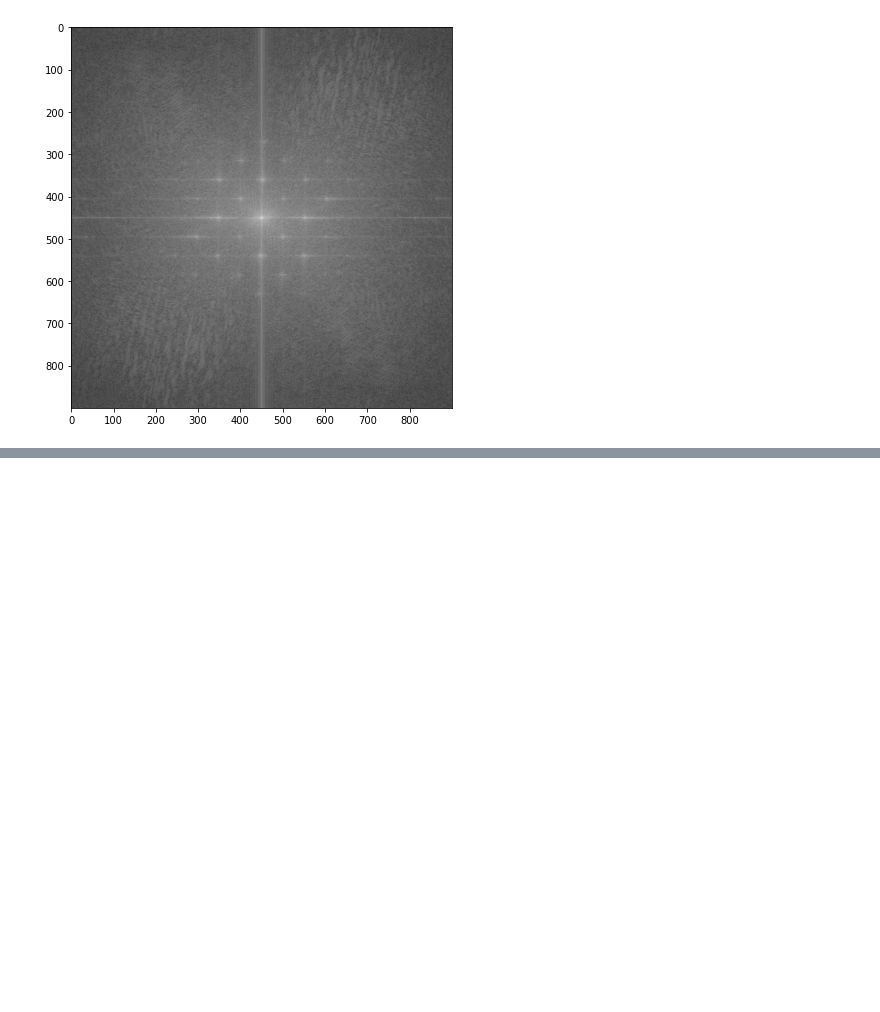
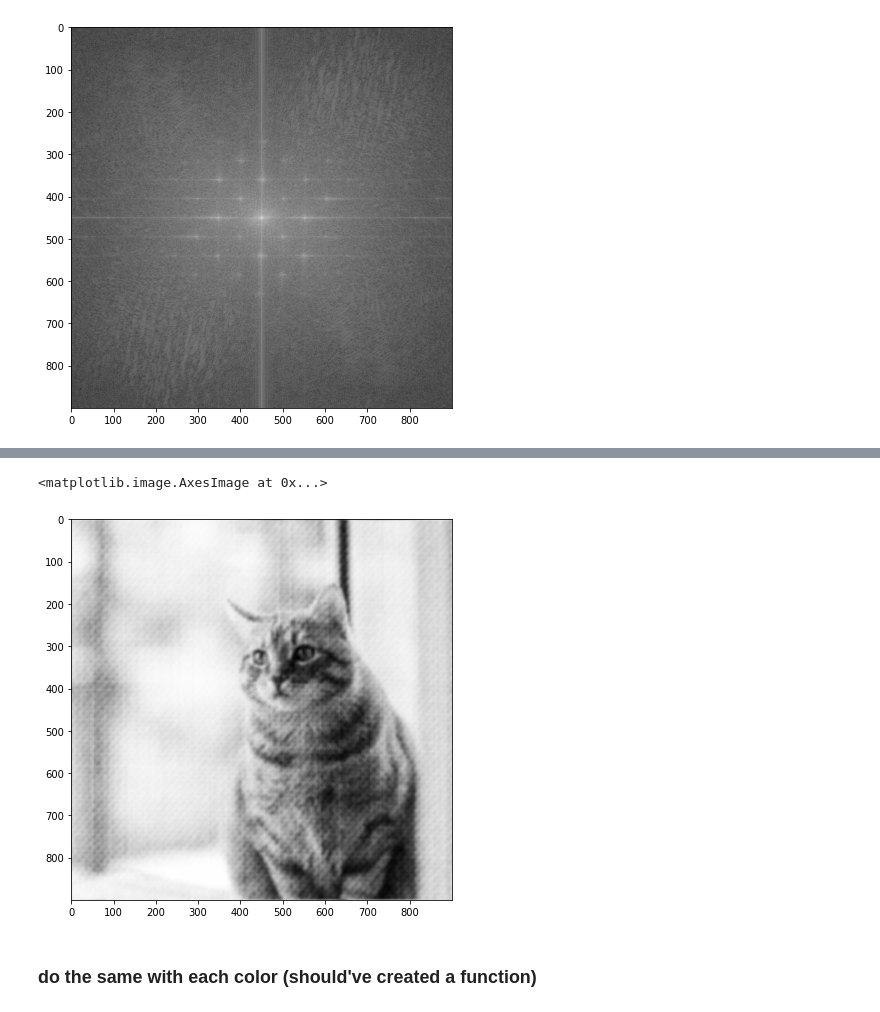
Before and after one commit to suhavni/ssm, a Jupyter notebook: Homework/Homework 3.3.ipynb, the cells around one changed output, grey strips where cells are left out. Saved outputs shown, nothing was run; the diff lists cells and outputs as text; code cells hidden in the pictures; blank space fills up the shorter version.

```diff
--- a/Homework/Homework 3.3.ipynb
+++ b/Homework/Homework 3.3.ipynb
@@ -69,0 +97,23 @@ M = X**2 + Y**2 < R**2
+# %%
+'''
+Inverse FFT
+'''
+shifted_D2 = np.fft.fftshift(D2*M)
+inverse = np.fft.ifft2(shifted_D2)
+# %%
+'''
+Low Pass Filter
+'''
+
+image_inv = np.abs(inverse)
+image_inv -= image_inv.min()
+image_inv *= 255.0/image_inv.max()
+image_inv = image_inv.astype(dtype='int64')
+
+plt.figure(figsize=(7,7))
+plt.imshow(image_inv, cmap='gist_gray')
+# %% [output]
+<matplotlib.image.AxesImage at 0x...>
+[figure, added]
+# %% [markdown]
+### do the same with each color (should've created a function)
```
Also changed, not shown: parts of 7 cells of this notebook.
